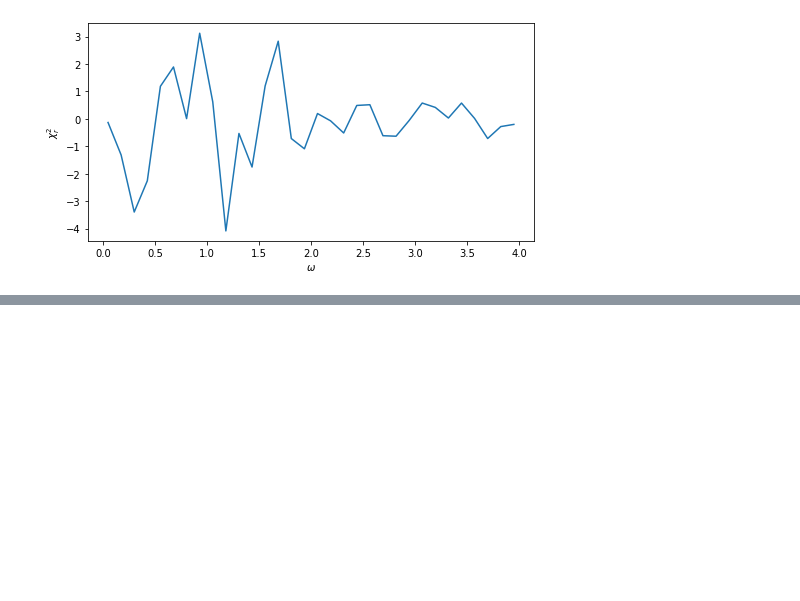
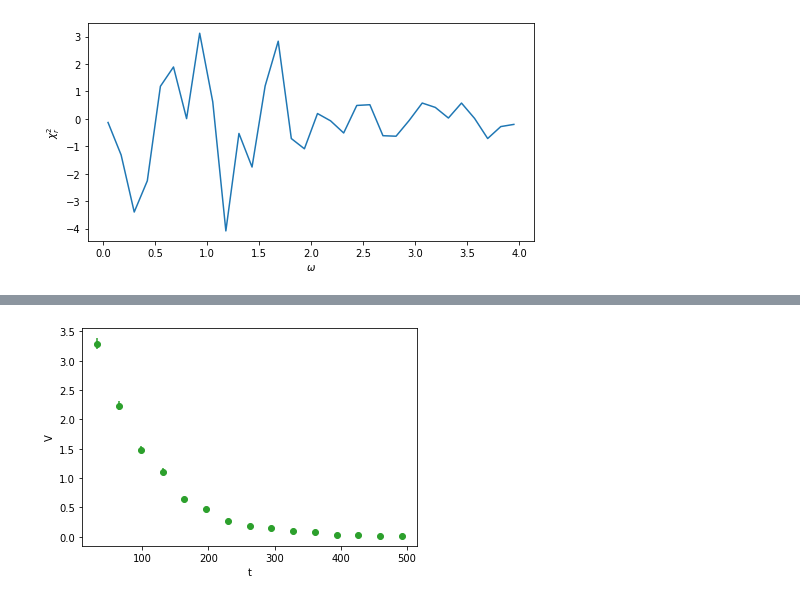
Before and after one commit to SEB91QA/Python-Exercises, a Jupyter notebook: Exercises_8.ipynb, the cells around one changed output, grey strips where cells are left out. Cells and saved outputs as stored; diff of their text form; code cells hidden in the pictures; blank space fills up the shorter version.

```diff
--- a/Exercises_8.ipynb
+++ b/Exercises_8.ipynb
@@ -632,0 +653,6 @@ Text(0, 0.5, '$\\chi_{r}^2$')
+# %%
+t, V, dV = np.loadtxt('dataexercise8_2.txt', skiprows=6, unpack=True) #We have to take out the first element
+
+
+y = np.log(V)
+x = t
@@ -632,0 +682,57 @@ Text(0, 0.5, '$\\chi_{r}^2$')
+# %%
+import numpy as np
+import matplotlib.pyplot as plt
+
+plt.rc('mathtext', fontset='stix')
+
+def LineFitWt(x, y, dy):
+    invdy2 = 1./dy**2
+    xhat = (x*invdy2).sum()/invdy2.sum()
+    yhat = (y*invdy2).sum()/invdy2.sum()
+
+    b = ((x - xhat)*y*invdy2).sum()/((x - xhat)*x*invdy2).sum()
+    a = yhat - b*xhat
+
+    incb = 1./((x - xhat)*x*invdy2).sum()
+    inca = incb*((x**2)*invdy2).sum()/invdy2.sum()
+
+    return a, b, np.sqrt(inca), np.sqrt(incb)
+
+def redchisq(x, y, dy, A, B):
+    chisq = (((y-A-B*x)/dy)**2).sum()
+    return chisq/(x.size - 2)
+
+
+t, V, dV = np.loadtxt('dataexercise8_2.txt', skiprows=6, unpack=True) #We have to take out the first element
+
+
+y = np.log(V)
+x = t
+dy = dV/V
+
+A, B, incA, incB = LineFitWt(x, y, dy)
+
+V0 = np.exp(A)
+Gamma = -B
+
+dV0 = V0*incA
+
+
+X = np.linspace(0, 500, 100)
+
+Y = A + B*X
+
+
+fig, ax = plt.subplots()
+#ax.errorbar(x, y, dy, fmt='oC0')
+ax.errorbar(t, V, dV, fmt='oC2')
+#ax.plot(X, Y, linestyle=':', color='red')
+ax.set_xlabel('t')
+ax.set_ylabel('V')
+#ax.text(0.5, 0.9, r'$V0=$ {0:0.3f}V $\pm$ {1:0.3f}V '.format(V0, dV0), transform=ax.transAxes)
+#ax.text(0.5, 0.85, r'$\Gamma$ = {0:0.4f} $\pm$ {1:0.4f}'.format(Gamma, incB), transform=ax.transAxes)
+
+
+fig.savefig('exponV.png')
+# %% [output]
+[figure, added]
```
Also changed, not shown: parts of 5 cells of this notebook, 5 other files.
